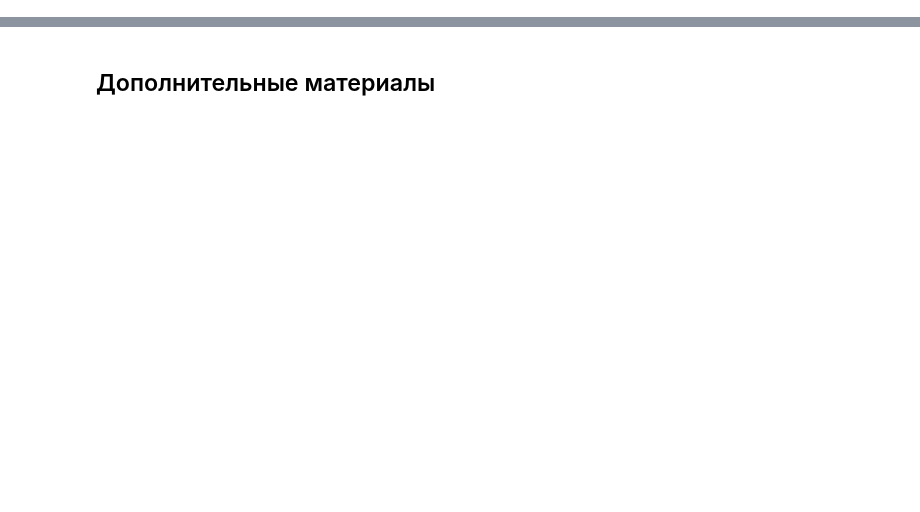
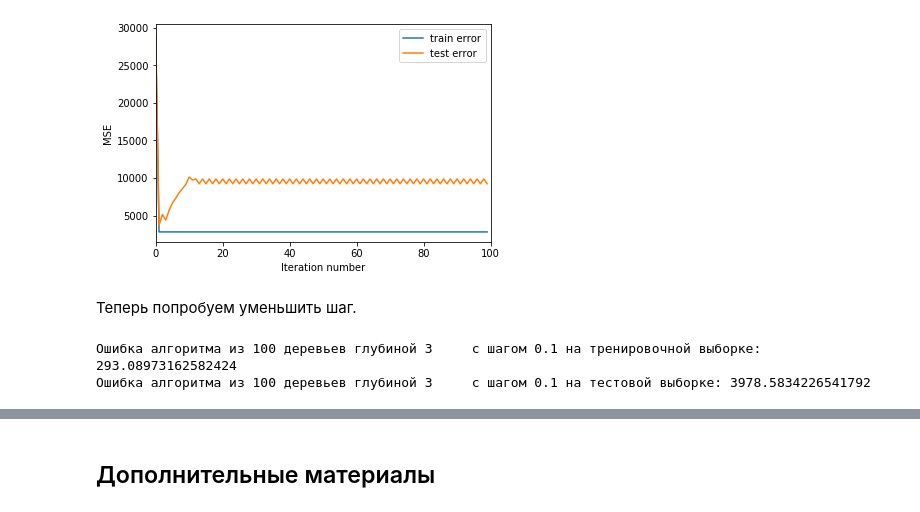
Before and after one commit to pugachdv/Geekbrains, a Jupyter notebook: Алгоритмы анализа данных_20200407/Урок 6. Градиентный бустинг (AdaBoost)/Lesson_6_practice.ipynb, the cells around one changed output, grey strips where cells are left out. Cells and saved outputs as stored; diff of their text form; code cells hidden in the pictures; blank space fills up the shorter version.

```diff
--- a/Алгоритмы анализа данных_20200407/Урок 6. Градиентный бустинг (AdaBoost)/Lesson_6_practice.ipynb
+++ b/Алгоритмы анализа данных_20200407/Урок 6. Градиентный бустинг (AdaBoost)/Lesson_6_practice.ipynb
@@ -464,0 +122,6 @@ print(f'Точность случайного леса из {n_trees} дерев
+# %%
+n_trees = 100
+coefs = [1] * n_trees
+
+# %%time
+trees, train_errors, test_errors = gb_fit(n_trees, max_depth, X_train, X_test, y_train, y_test, coefs, eta)
@@ -464,0 +133,6 @@ print(f'Точность случайного леса из {n_trees} дерев
+# %%
+get_error_plot(n_trees, train_errors, test_errors)
+# %% [output]
+[figure, added]
+# %% [markdown]
+Теперь попробуем уменьшить шаг.
@@ -464,0 +143,5 @@ print(f'Точность случайного леса из {n_trees} дерев
+# %%
+evaluate_alg(X_train, X_test, y_train, y_test, trees, coefs, eta)
+# %% [output]
+Ошибка алгоритма из 100 деревьев глубиной 3     с шагом 0.1 на тренировочной выборке: 293.08973162582424
+Ошибка алгоритма из 100 деревьев глубиной 3     с шагом 0.1 на тестовой выборке: 3978.5834226541792
```
Also changed, not shown: parts of 175 cells of this notebook.
